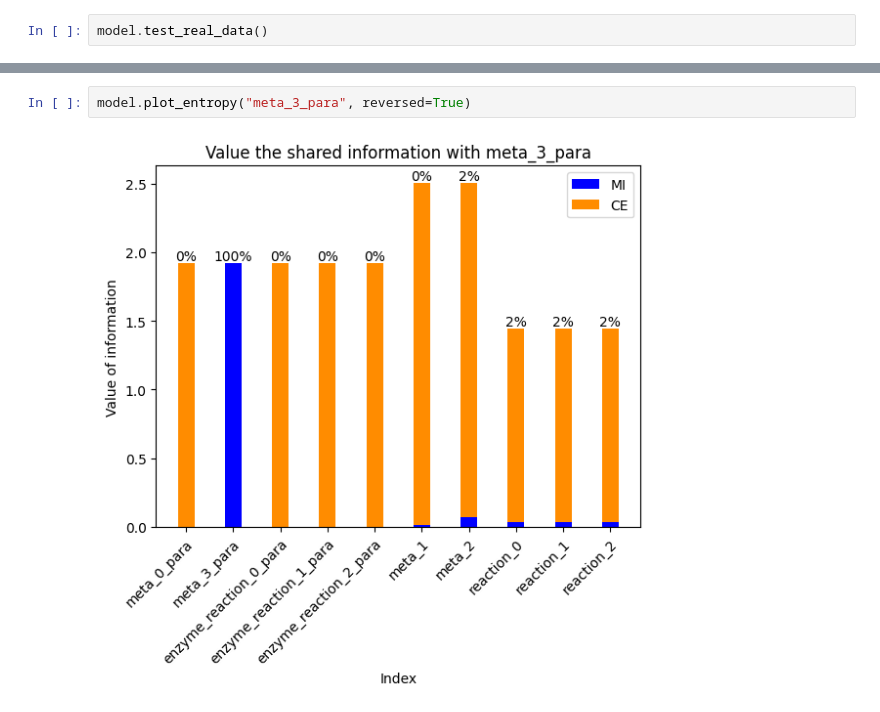
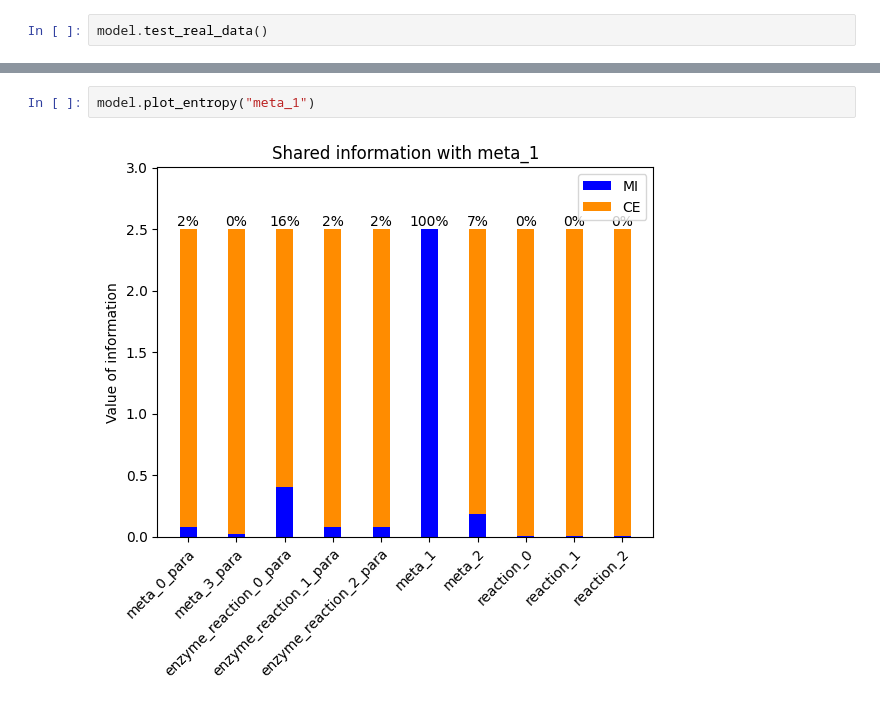
Before and after one commit to tuturax/BadAss, a Jupyter notebook: Notebooks/exemple_linear.ipynb, the cells around one changed output, grey strips where cells are left out. Cells and saved outputs as stored; diff of their text form.

```diff
--- a/Notebooks/exemple_linear.ipynb
+++ b/Notebooks/exemple_linear.ipynb
@@ -719,4 +719,4 @@ model.similarity()
 # %%
-model.plot_entropy("meta_3_para", reversed=True)
+model.plot_entropy("meta_1")
 # %% [output]
-[figure, old version]
+[figure, new version]
```
Also changed, not shown: parts of 6 cells of this notebook, 13 other files.
